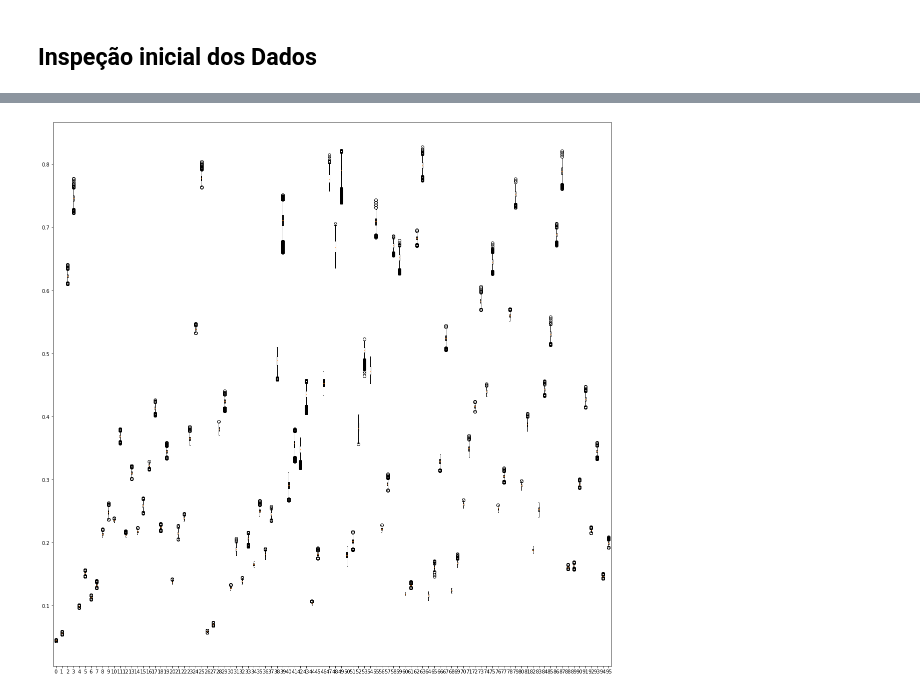
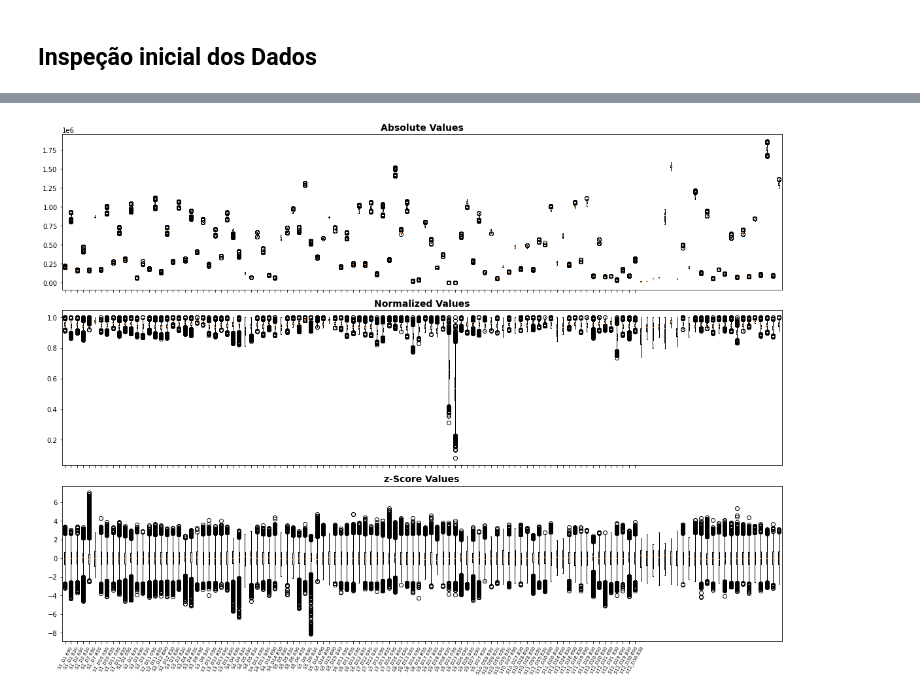
Before and after one commit to Rogerio-mack/fNIRS, a Jupyter notebook: fnirs_analysis_1.ipynb, the cells around one changed output, grey strips where cells are left out. Cells and saved outputs as stored; diff of their text form; code cells hidden in the pictures.

```diff
--- a/fnirs_analysis_1.ipynb
+++ b/fnirs_analysis_1.ipynb
@@ -269,12 +280,22 @@ plt.boxplot(df[c], positions=[0] )
-# %%
-# fig, ax = plt.subplots(nrows=linhas, ncols=colunas, sharex=True, sharey=True,figsize=(4*linhas,4*colunas))
-plt.figure(figsize=(20,20))
-i = 0
-for s in summary_prefix_channels.keys():
-  for c in summary_prefix_channels_list[s]:
-    plt.boxplot(df[c], positions=[i])
-    i = i + 1
-
-plt.show()
-# %% [output]
-[figure, removed]
+# %%
+fig, ax = plt.subplots(nrows=3, ncols=1, sharex=True, figsize=(16,12))
+
+i = 0
+for s in summary_prefix_channels.keys():
+  for c in summary_prefix_channels_list[s]:
+    ax[0].boxplot(df[c], positions=[i])
+    ax[1].boxplot(df[c] / df[c].max(), positions=[i])
+    ax[2].boxplot(( df[c] - df[c].mean() ) / df[c].std(), positions=[i])
+    i = i + 1
+
+ax[0].set_title('Absolute Values',fontsize=14,weight='bold')
+ax[1].set_title('Normalized Values',fontsize=14,weight='bold')
+ax[2].set_title('z-Score Values',fontsize=14,weight='bold')
+
+ax[2].set_xticks(ticks=np.arange(0,96))
+ax[2].set_xticklabels(labels=df.columns[1::],rotation=60,fontsize=7)
+
+plt.tight_layout()
+plt.show()
+# %% [output]
+[figure, added]
```
Also changed, not shown: parts of 26 cells of this notebook.
